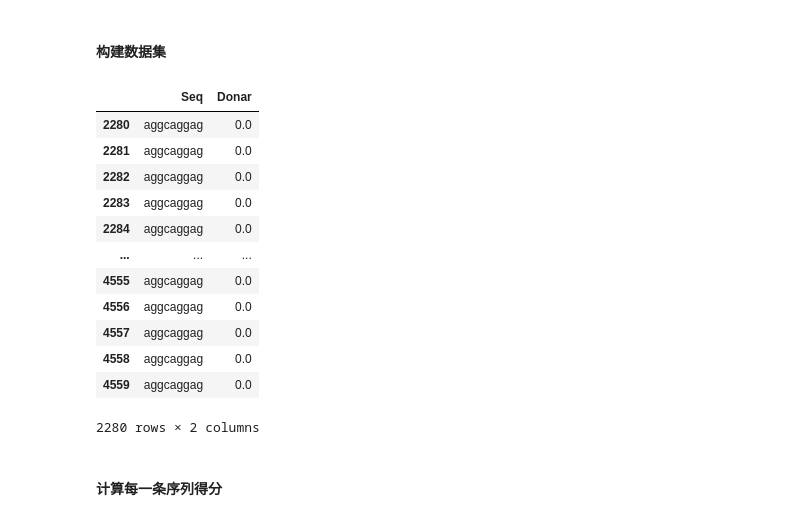
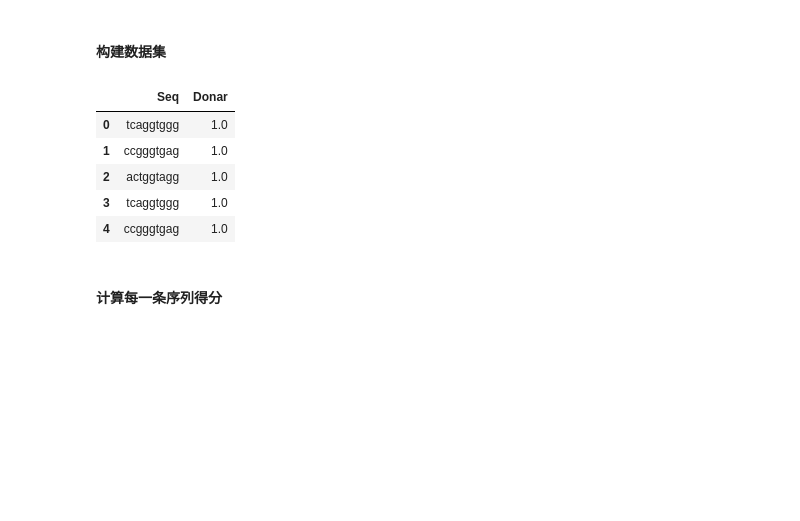
Before and after one commit to LudensZhang/bioinformatic_data_mining, a Jupyter notebook: WAM_for_function_finding.ipynb, the cells around one changed output. Cells and saved outputs as stored; diff of their text form; code cells hidden in the pictures; blank space fills up the shorter version.

```diff
--- a/WAM_for_function_finding.ipynb
+++ b/WAM_for_function_finding.ipynb
@@ -170,20 +172,0 @@ matrix_forward_neg
-# %%
-normal_seqs = []
-
-print('Sampling...')
-
-for train_file in tqdm(train_files):
-    with open(train_path + '/' + train_file, 'r') as f:
-        text = f.readlines()
-        site_positions = re.findall('(\d+)(?=,)', text[1])
-        seq = ''.join(text[2:]).replace('\n', '').lower()
-
-        for num in range(4):
-            normal_position = np.random.randint(len(seq) - 9)    # 采样至倒数第九位
-            normal_seq = seq[normal_position - 4:normal_position + 5]
-
-            while normal_position in site_positions or 'n' in normal_seq or len(normal_seq) != 9:    # 排除donar位点与'n'
-                normal_position = np.random.randint(len(seq) - 9)
-                normal_seq = seq[normal_position - 4:normal_position + 5]
-
-            normal_seqs.append(seq[normal_position - 4:normal_position + 5])
@@ -262,22 +243,23 @@ for test_file in tqdm(test_files):
     with open(train_path + '/' + train_file, 'r') as f:
         text = f.readlines()
         test_site_positions = re.findall('(\d+)(?=,)', text[1])    # 提取位置
+        seq = ''.join(text[2:]).replace('\n', '').lower()
 
         for position in test_site_positions:
             test_site_seqs.append(seq[int(position) - 4:int(position) + 5])
 
         for num in range(4):    # 提取非位点序列
-            normal_position = np.random.randint(len(seq) - 9)    # 采样至倒数第九位
-            test_normal_seq = seq[normal_position - 4:normal_position + 5]
+            test_normal_position = np.random.randint(len(seq) - 9)    # 采样至倒数第九位
+            test_normal_seq = seq[test_normal_position - 4:test_normal_position + 5]
 
-            while normal_position in test_site_positions or \
+            while test_normal_position in test_site_positions or \
                 'n' in test_normal_seq or \
-                len(normal_seq) != 9:    # 排除donar位点与'n'
+                len(test_normal_seq) != 9:    # 排除donar位点与'n'
 
-                normal_position = np.random.randint(len(seq) - 9)
-                normal_seq = seq[normal_position - 4:normal_position + 5]
+                test_normal_position = np.random.randint(len(seq) - 9)
+                test_normal_seq = seq[test_normal_position - 4:test_normal_position + 5]
 
-            test_normal_seqs.append(normal_seq)
+            test_normal_seqs.append(test_normal_seq)
 # %% [output]
 Loading testing data...
 # %% [markdown]
@@ -285,27 +267,19 @@ Loading testing data...
 # %%
 test_site_df = pd.DataFrame(list(zip(test_site_seqs, np.ones(len(test_site_seqs)))),    # 位点
                             columns = ['Seq', 'Donar'])
 
 test_normal_df = pd.DataFrame(list(zip(test_normal_seqs, np.zeros(len(test_normal_seqs)))),    # 非位点
                               columns = ['Seq', 'Donar'])
 
 test_df = pd.concat([test_site_df, test_normal_df]).reset_index(drop = True)
 test_df.head()
-test_df[test_df['Donar'] == 0]
 # %% [output]
 |  | Seq | Donar |
-| 2280 | aggcaggag | 0.0 |
-| 2281 | aggcaggag | 0.0 |
-| 2282 | aggcaggag | 0.0 |
-| 2283 | aggcaggag | 0.0 |
-| 2284 | aggcaggag | 0.0 |
-| ... | ... | ... |
-| 4555 | aggcaggag | 0.0 |
-| 4556 | aggcaggag | 0.0 |
-| 4557 | aggcaggag | 0.0 |
-| 4558 | aggcaggag | 0.0 |
-| 4559 | aggcaggag | 0.0 |
+| 0 | tcaggtggg | 1.0 |
+| 1 | ccgggtgag | 1.0 |
+| 2 | actggtagg | 1.0 |
+| 3 | tcaggtggg | 1.0 |
+| 4 | ccgggtgag | 1.0 |
-2280 rows × 2 columns
 # %% [markdown]
 #### 计算每一条序列得分
 # %%
```
Also changed, not shown: parts of 10 cells of this notebook.
